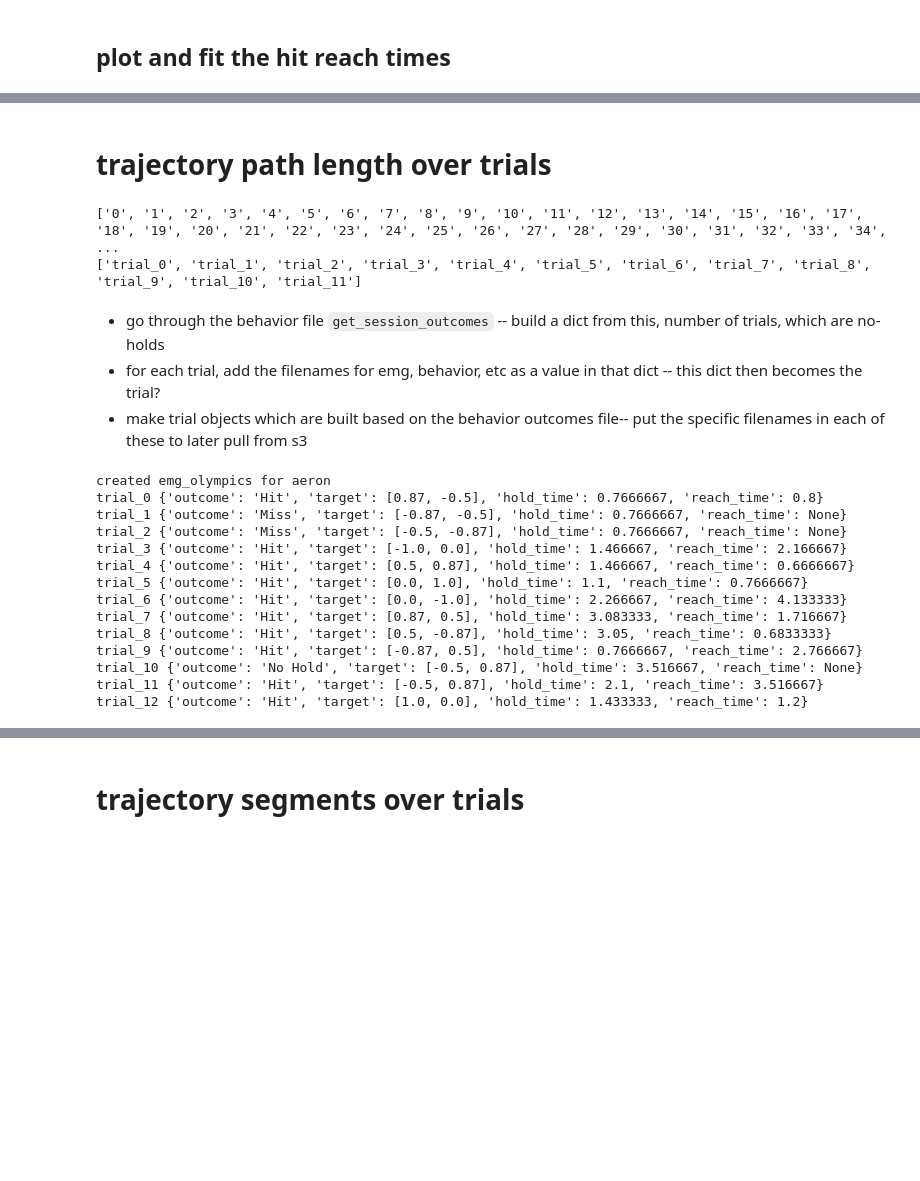
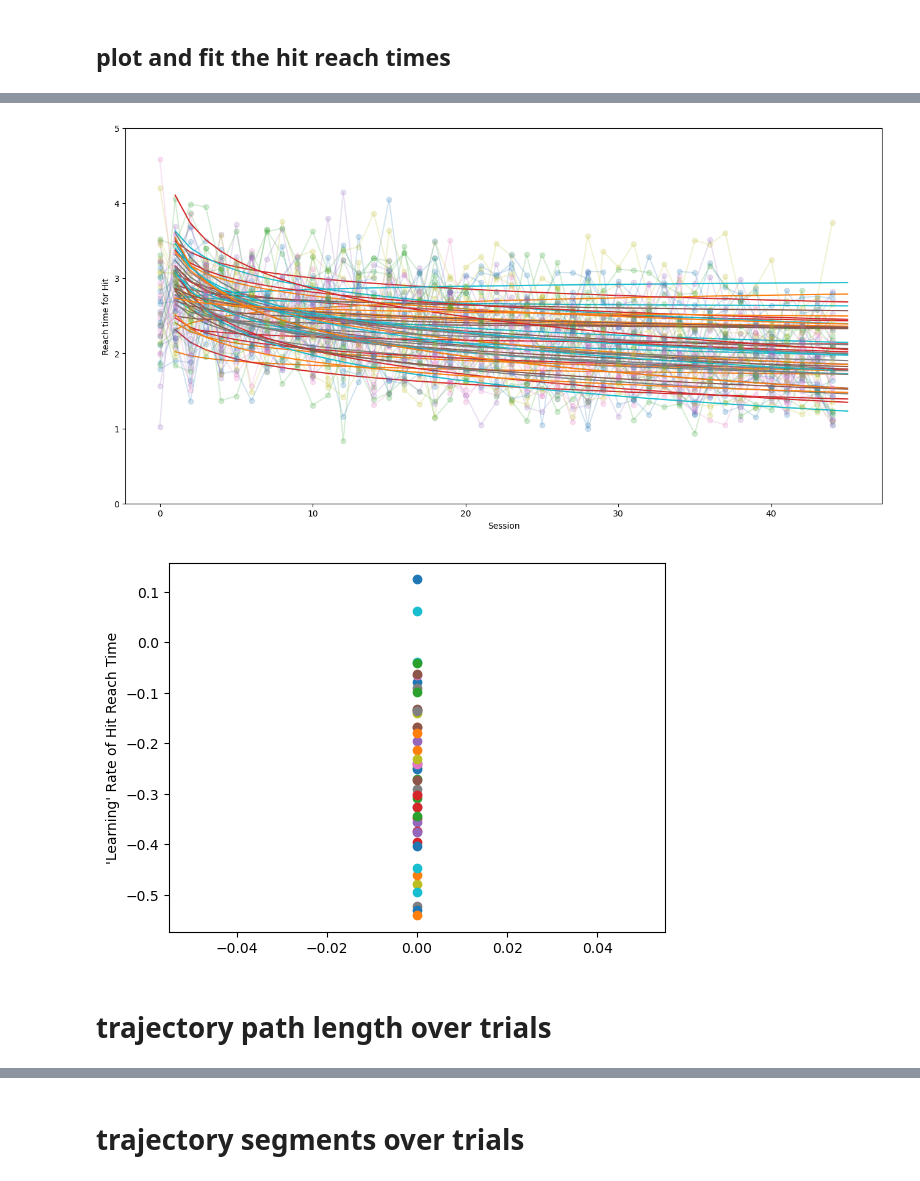
Before and after one commit to spewil/phd, a Jupyter notebook: analysis/notebooks/success_metrics.ipynb, the cells around one changed output, grey strips where cells are left out. Drawn from its saved outputs; the diff is of its cells as text; code cells hidden in the pictures; blank space fills up the shorter version.

```diff
--- a/analysis/notebooks/success_metrics.ipynb
+++ b/analysis/notebooks/success_metrics.ipynb
@@ -197,18 +315,24 @@ for lr in list(learning_rates.values()):
+# %%
+learning_rates = {}
+fig, ax = plt.subplots(1,1, figsize=[16,8])
+for s in c.subjects.values():
+    t = avg_reach_times[s.name]
+    x, y = drop_nones(t, return_indices=True)
+    x = [xx+1 for xx in x]
+    ax.plot(t,'o-',alpha=0.2)
+    params = curve_fit(analysis.log, x, y)[0]
+    ax.plot(x, analysis.log(x, params[0], params[1]))
+    learning_rates[s.name] = params[1]
+ax.set_ylim([0,5])
+ax.set_ylabel("Reach time for Hit")
+ax.set_xlabel("Session")
+
+plt.figure()
+for lr in list(learning_rates.values()):
+    plt.plot(0,lr,'o')
+    plt.ylabel("'Learning' Rate of Hit Reach Time")
+# %% [output]
+[figure, added]
+[figure, added]
 # %% [markdown]
 # trajectory path length over trials
-# %%
-def get_session_nums(s):
-    return list(s.behavior[collection_name].keys())
-
-def get_trial_nums(s, collection_name, session_num, skip_list=["No Hold"]):
-    return [k for k, v in s.get_session_outcomes(collection_name, session_num).items() if not v["outcome"] in skip_list]
-
-print(get_session_nums(subjects[0]))
-print(get_trial_nums(s, collection_name, 0))
-# %% [output]
-['0', '1', '2', '3', '4', '5', '6', '7', '8', '9', '10', '11', '12', '13', '14', '15', '16', '17', '18', '19', '20', '21', '22', '23', '24', '25', '26', '27', '28', '29', '30', '31', '32', '33', '34', ...
-['trial_0', 'trial_1', 'trial_2', 'trial_3', 'trial_4', 'trial_5', 'trial_6', 'trial_7', 'trial_8', 'trial_9', 'trial_10', 'trial_11']
-# %% [markdown]
-- go through the behavior file `get_session_outcomes` -- build a dict from this, number of trials, which are no-holds
-- for each trial, add the filenames for emg, behavior, etc as a value in that dict -- this dict then becomes the trial?
-- make trial objects which are built based on the behavior outcomes file-- put the specific filenames in each of these to later pull from s3
@@ -228,19 +338,0 @@ print(get_trial_nums(s, collection_name, 0))
-# %%
-s = subject.Subject("aeron")
-for k, v in s.get_session_outcomes(collection_name, 16).items():
-    print(k,v)
-# %% [output]
-created emg_olympics for aeron
-trial_0 {'outcome': 'Hit', 'target': [0.87, -0.5], 'hold_time': 0.7666667, 'reach_time': 0.8}
-trial_1 {'outcome': 'Miss', 'target': [-0.87, -0.5], 'hold_time': 0.7666667, 'reach_time': None}
-trial_2 {'outcome': 'Miss', 'target': [-0.5, -0.87], 'hold_time': 0.7666667, 'reach_time': None}
-trial_3 {'outcome': 'Hit', 'target': [-1.0, 0.0], 'hold_time': 1.466667, 'reach_time': 2.166667}
-trial_4 {'outcome': 'Hit', 'target': [0.5, 0.87], 'hold_time': 1.466667, 'reach_time': 0.6666667}
-trial_5 {'outcome': 'Hit', 'target': [0.0, 1.0], 'hold_time': 1.1, 'reach_time': 0.7666667}
-trial_6 {'outcome': 'Hit', 'target': [0.0, -1.0], 'hold_time': 2.266667, 'reach_time': 4.133333}
-trial_7 {'outcome': 'Hit', 'target': [0.87, 0.5], 'hold_time': 3.083333, 'reach_time': 1.716667}
-trial_8 {'outcome': 'Hit', 'target': [0.5, -0.87], 'hold_time': 3.05, 'reach_time': 0.6833333}
-trial_9 {'outcome': 'Hit', 'target': [-0.87, 0.5], 'hold_time': 0.7666667, 'reach_time': 2.766667}
-trial_10 {'outcome': 'No Hold', 'target': [-0.5, 0.87], 'hold_time': 3.516667, 'reach_time': None}
-trial_11 {'outcome': 'Hit', 'target': [-0.5, 0.87], 'hold_time': 2.1, 'reach_time': 3.516667}
-trial_12 {'outcome': 'Hit', 'target': [1.0, 0.0], 'hold_time': 1.433333, 'reach_time': 1.2}
```
Also changed, not shown: parts of 24 cells of this notebook, 3 other files.
